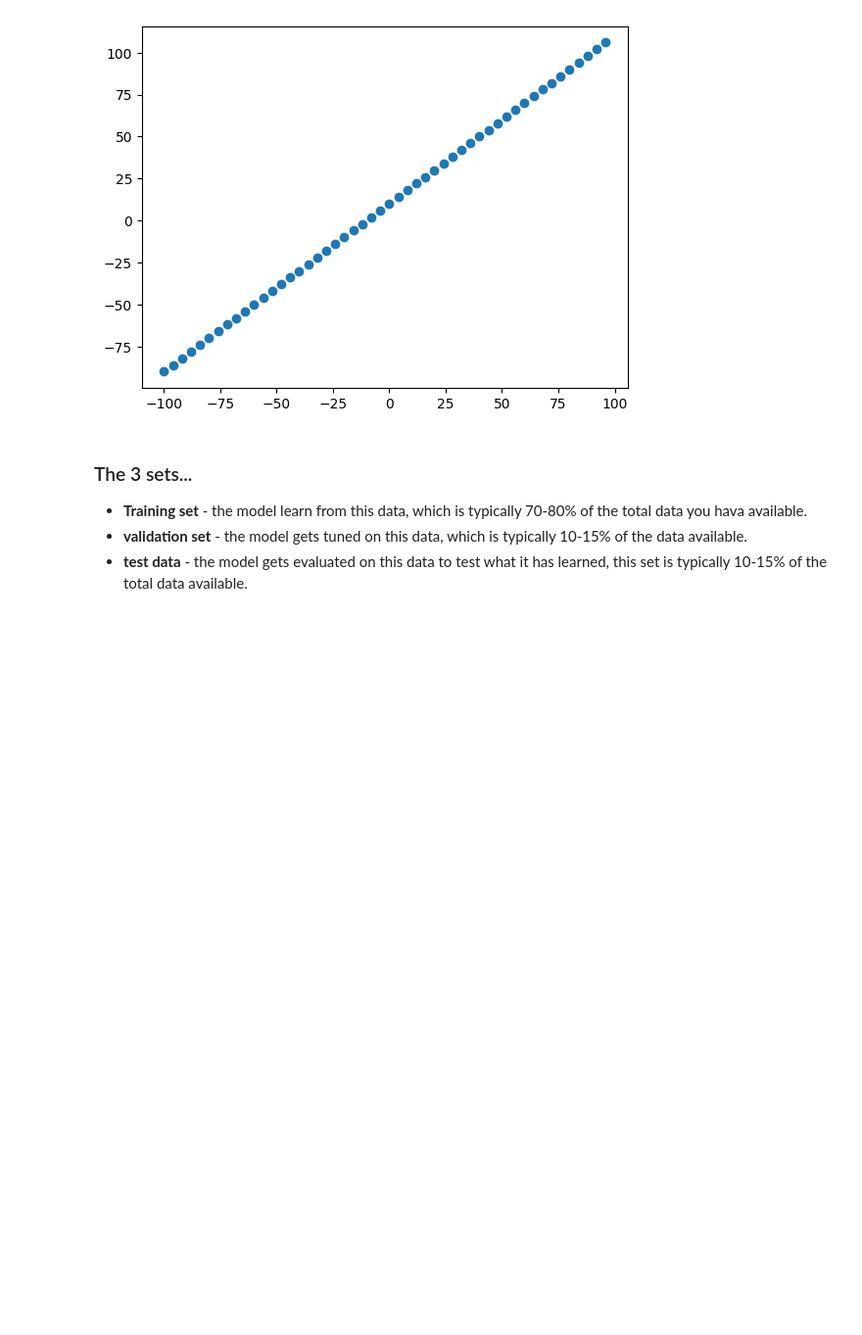
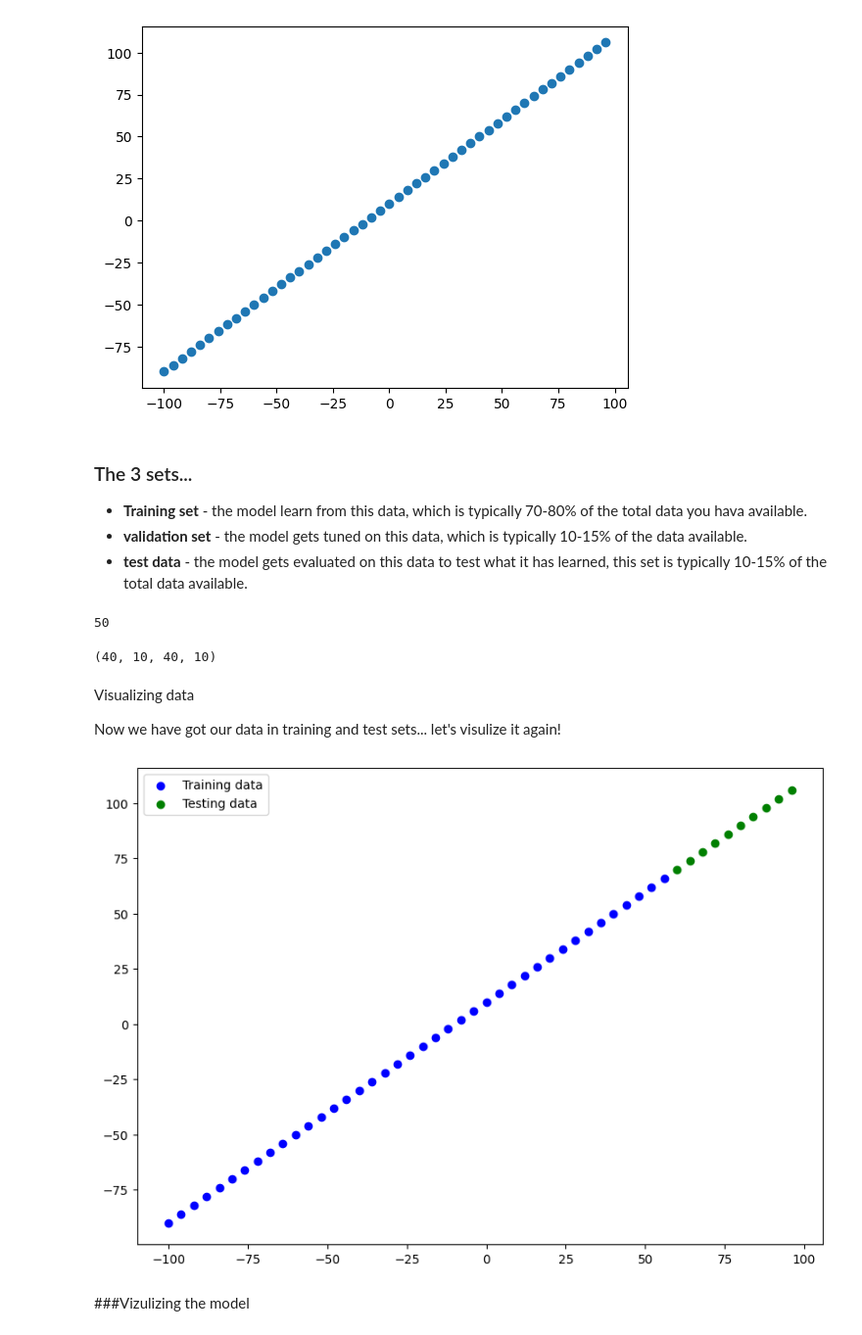
Before and after one commit to Parth-Kakdiya-13/TensorFlow, a Jupyter notebook: Regression_with_neural_network.ipynb, the cells around one changed output. Shown: that part at 98% size. Cells and saved outputs as stored; diff of their text form; code cells hidden in the pictures; blank space fills up the shorter version.

```diff
--- a/Regression_with_neural_network.ipynb
+++ b/Regression_with_neural_network.ipynb
@@ -256,3 +256,32 @@ plt.scatter(X,Y)
 * **Training set** - the model learn from this data, which is typically 70-80% of the total data you hava available.
 * **validation set** - the model gets tuned on this data, which is typically 10-15% of the data available.
 * **test data** - the model gets evaluated on this data to test what it has learned, this set is typically 10-15% of the total data available.
+# %%
+len(X)
+# %% [output]
+50
+# %%
+X_train = X[:40] #first 40 are training samples (80% of data)
+Y_train = Y[:40]
+# X_val = X[40:80]
+# Y_val = Y[40:80]
+X_test = X[40:] #last 10 are testing samples (20% of data)
+Y_test = Y[40:]
+
+len(X_train), len(X_test), len(Y_train), len(Y_test)
+# %% [output]
+(40, 10, 40, 10)
+# %% [markdown]
+Visualizing data
+
+Now we have got our data in training and test sets... let's visulize it again!
+# %%
+plt.figure(figsize=(10,7))
+# plot training data in blue
+plt.scatter(X_train, Y_train, c="b", label="Training data") # our model will learn on training data
+# plot test data in green
+plt.scatter(X_test, Y_test, c="g", label="Testing data") # want our model to be able to predict this (given x, what's the y?)
+# show legend
+plt.legend();
+# %% [output]
+[figure, added]
@@ -258,0 +303,2 @@ plt.scatter(X,Y)
+# %% [markdown]
+###Vizulizing the model
```
Also changed, not shown: parts of 23 cells of this notebook.
